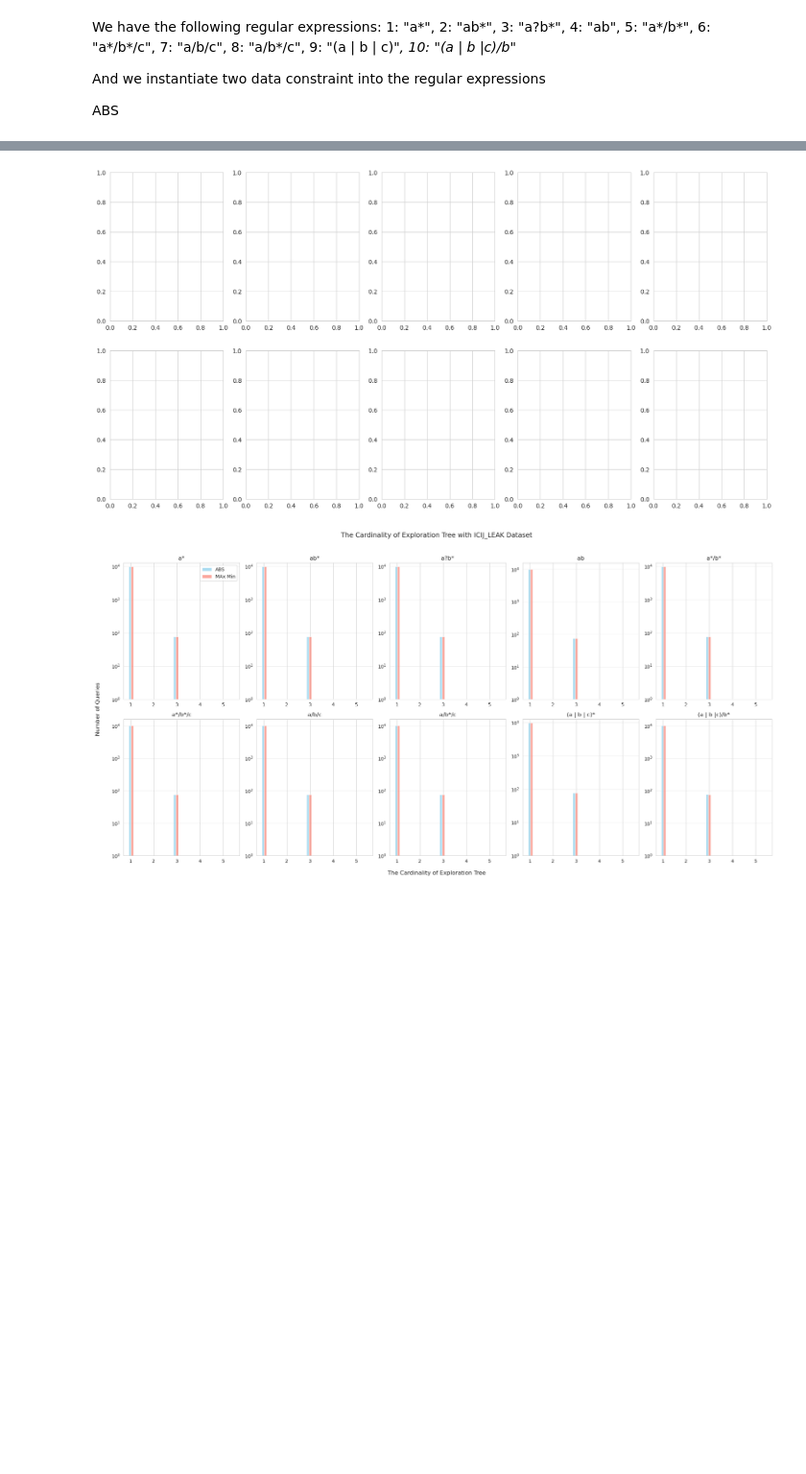
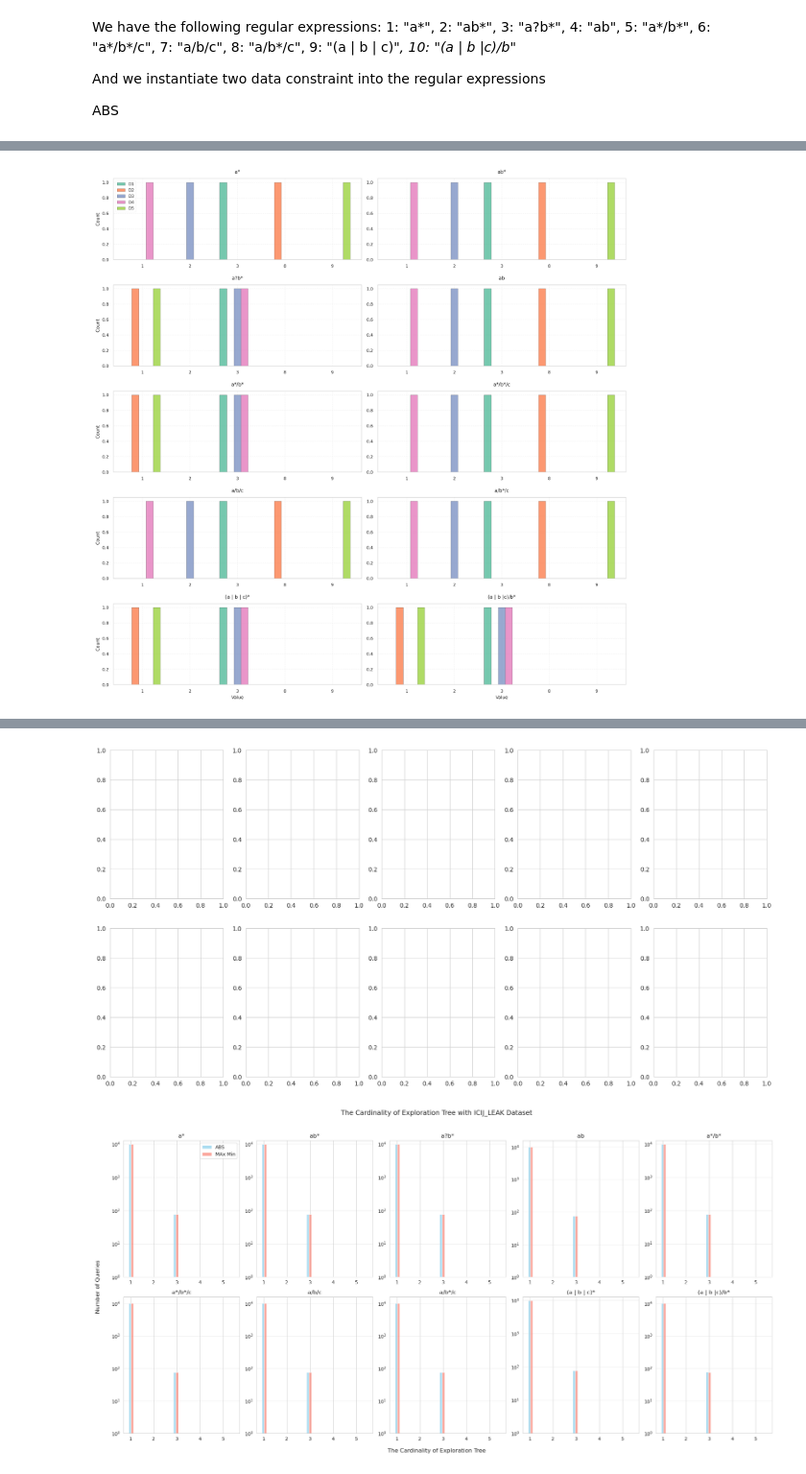
Before and after one commit to Wanshuiquan/MillenniumDB, a Jupyter notebook: evaluation/case-study/case-studies.ipynb, the cells around one changed output, grey strips where cells are left out. Shown at 96% size. Saved outputs shown, nothing was run; the diff lists cells and outputs as text; code cells hidden in the pictures; blank space fills up the shorter version.

```diff
--- a/evaluation/case-study/case-studies.ipynb
+++ b/evaluation/case-study/case-studies.ipynb
@@ -189,0 +158,20 @@ log
+# %%
+def slice_small_log(path):
+    f  = open(path, "rb+")
+    count = 0
+    res = []
+    d = {}
+    for q in queries.items():
+        d[f"{q[1]}"] = {}
+    c1 = 1
+    for line in f:
+        if "exploration_depth" in line.decode('utf-8'):
+            res.append(line.decode('utf-8')[-2])
+            count += 1
+            if count//5000 + 1 < 11:
+                    d[f"{queries[count//5000 + 1]}"][f"D{c1%5 if c1%5 != 0 else 5}"] = res
+                    res = []
+                    c1 += 1
+    return d
+
+d = slice_small_log("ldbc01/z3_debug.log")
@@ -189,0 +182,69 @@ log
+# %%
+import matplotlib.pyplot as plt
+import numpy as np
+from collections import Counter
+from matplotlib.cm import get_cmap
+
+# 示例数据生成（q1-q10，D1-D5）
+# np.random.seed(42)
+# d = {f'q{i}': {f'D{j}': np.random.randint(1, 6, size=np.random.randint(3, 8))
+#               for j in range(1, 6)} for i in range(1, 11)}
+
+
+
+# 获取所有D键和所有可能的值
+all_d_keys = sorted({k for q_data in d.values() for k in q_data})
+all_values = sorted({v for q_data in d.values() for d_data in q_data.values() for v in d_data})
+
+# 学术友好的颜色方案（使用ColorBrewer的Set2配色）
+colors = get_cmap('Set2').colors[:len(all_d_keys)]
+
+# 创建subplot网格（自动适应q的数量）
+n_cols = 2  # 每行显示5个q
+n_rows = int(np.ceil(len(d) / n_cols))
+fig, axes = plt.subplots(n_rows, n_cols, figsize=(15, 3*n_rows))
+axes = axes.flatten() if len(d) > 1 else [axes]
+
+# 为每个q创建图表
+for i, (q_key, q_data) in enumerate(d.items()):
+    ax = axes[i]
+
+    # 计算每个D中每个值的出现次数
+    count_data = {}
+    for d_key in all_d_keys:
+        if d_key in q_data:
+            count_data[d_key] = Counter(q_data[d_key])
+
+    # 设置柱状图位置和宽度
+    bar_width = 0.15
+    x = np.arange(len(all_values))
+
+    # 绘制每个D的柱状图
+    for j, d_key in enumerate(all_d_keys):
+        if d_key in count_data:
+            counts = [count_data[d_key].get(v, 0) for v in all_values]
+            ax.bar(x + j*bar_width, counts, width=bar_width,
+                  label=d_key, edgecolor='black', color=colors[j], alpha=0.9)
+
+    ax.set_title(q_key, pad=10)
+    ax.set_xlabel('Value' if i >= (n_rows-1)*n_cols else '')
+    ax.set_ylabel('Count' if i % n_cols == 0 else '')
+    ax.set_xticks(x + bar_width*(len(all_d_keys)-1)/2)
+    ax.set_xticklabels(all_values)
+    ax.grid(True, alpha=0.2, linestyle='--')
+
+    # 只在第一张图显示图例
+    if i == 0:
+        ax.legend(frameon=True, framealpha=0.9)
+
+# 隐藏多余的子图
+for j in range(i+1, len(axes)):
+    axes[j].axis('off')
+
+plt.tight_layout(pad=2.0, h_pad=1.5, w_pad=1.0)
+
+# 保存为高分辨率图片（适合论文）
+plt.savefig('academic_barplot.png', bbox_inches='tight', dpi=300)
+plt.show()
+d
+# %% [output]
@@ -189,0 +268 @@ log
+[figure, added]
```
Also changed, not shown: parts of 11 cells of this notebook, 4 other files.
